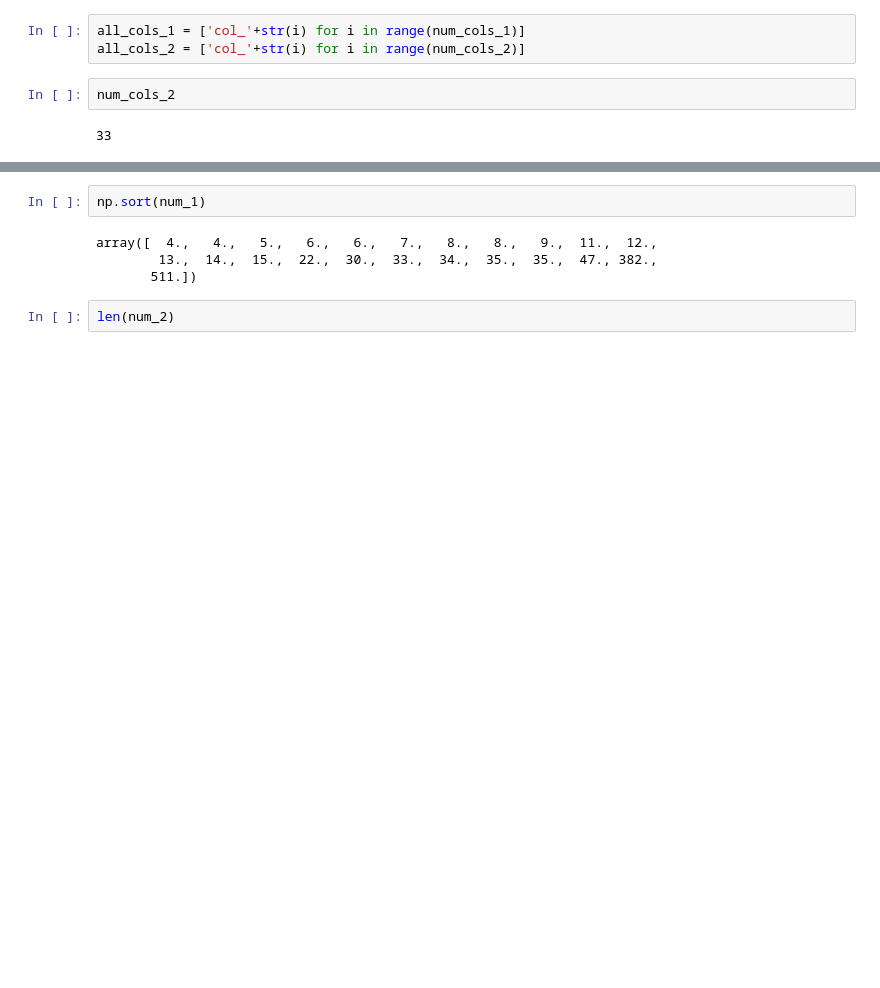
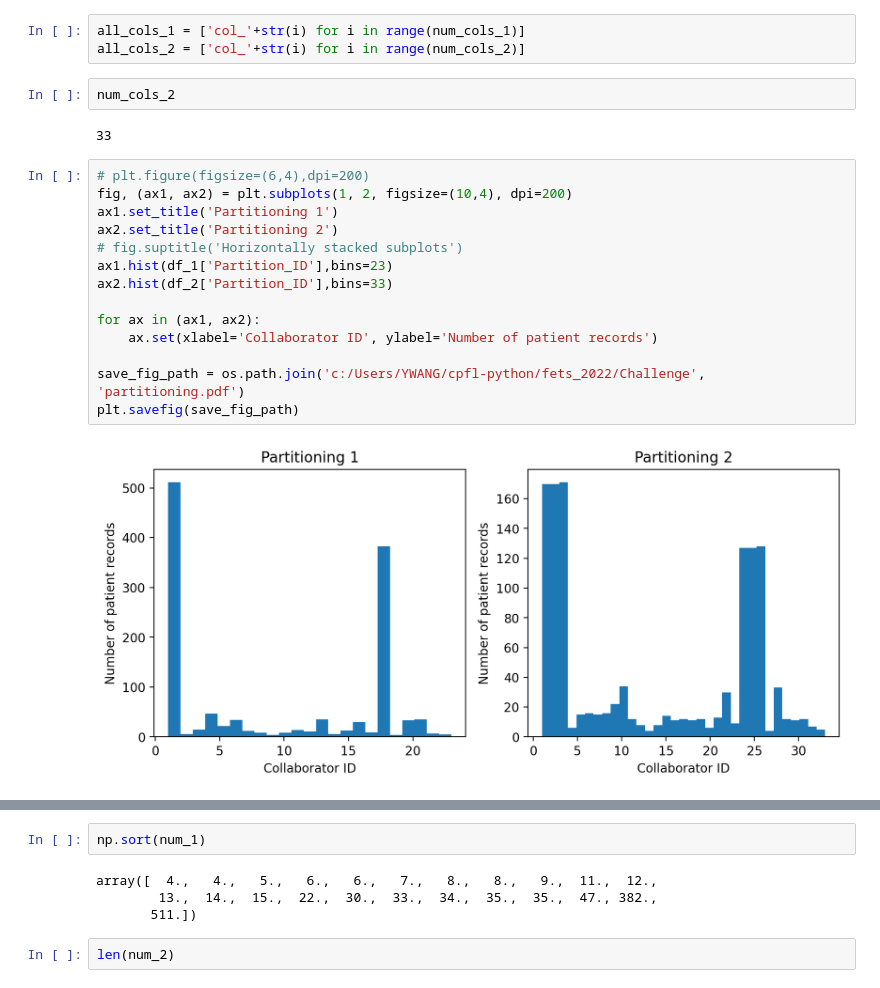
Before and after one commit to ywang037/Challenge, a Jupyter notebook: Task_1/FeTS_debug_col_select.ipynb, the cells around one changed output, grey strips where cells are left out. Saved outputs shown, nothing was run; the diff lists cells and outputs as text; blank space fills up the shorter version.

```diff
--- a/Task_1/FeTS_debug_col_select.ipynb
+++ b/Task_1/FeTS_debug_col_select.ipynb
@@ -36,4 +36,20 @@ all_cols_2 = ['col_'+str(i) for i in range(num_cols_2)]
 num_cols_2
 # %% [output]
 33
+# %%
+# plt.figure(figsize=(6,4),dpi=200)
+fig, (ax1, ax2) = plt.subplots(1, 2, figsize=(10,4), dpi=200)
+ax1.set_title('Partitioning 1')
+ax2.set_title('Partitioning 2')
+# fig.suptitle('Horizontally stacked subplots')
+ax1.hist(df_1['Partition_ID'],bins=23)
+ax2.hist(df_2['Partition_ID'],bins=33)
+
+for ax in (ax1, ax2):
+    ax.set(xlabel='Collaborator ID', ylabel='Number of patient records')
+
+save_fig_path = os.path.join('c:/Users/YWANG/cpfl-python/fets_2022/Challenge', 'partitioning.pdf')
+plt.savefig(save_fig_path)
+# %% [output]
+[figure, added]
 # %%
```
Also changed, not shown: parts of 13 cells of this notebook, 11 other files.
